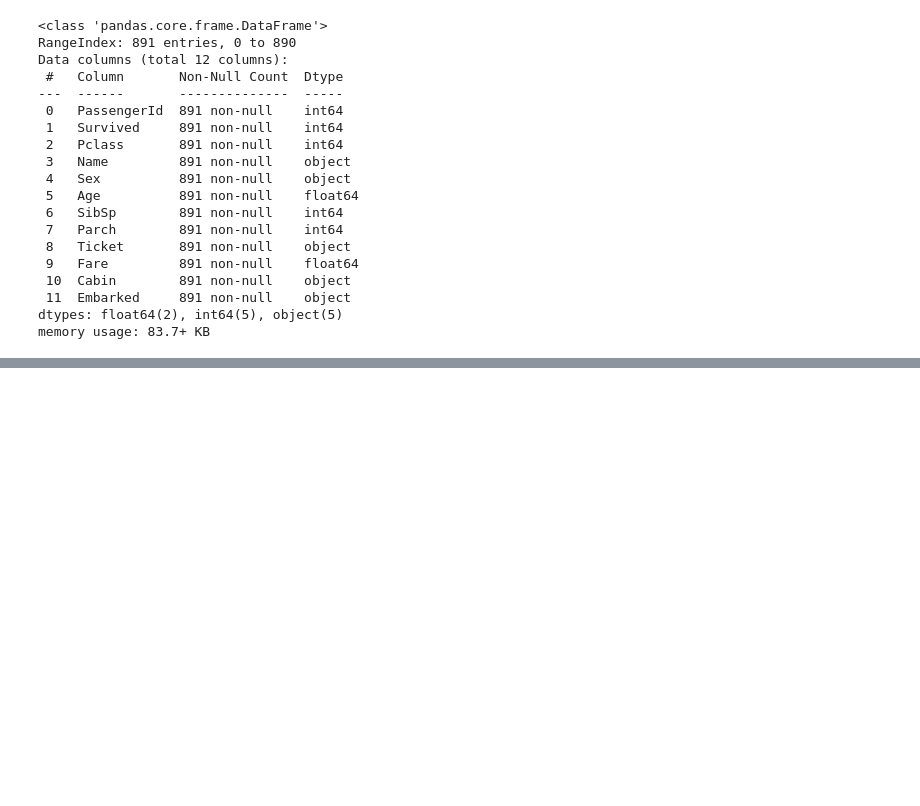
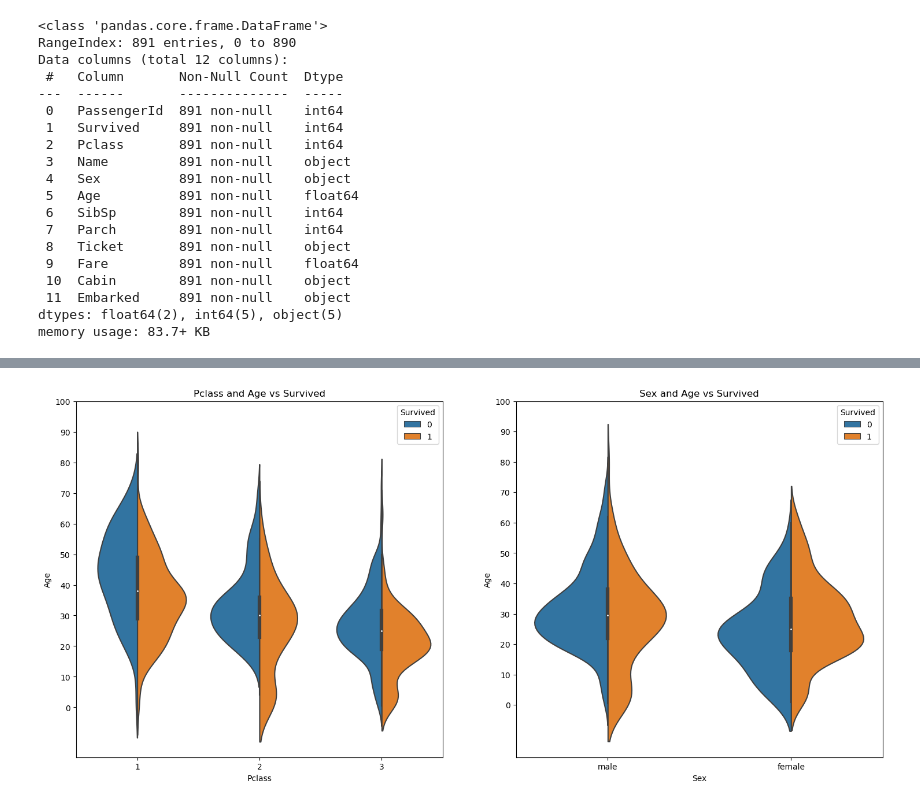
Before and after one commit to YulinCHEN-CS/Titanic, a Jupyter notebook: titanic_data.ipynb, the cells around one changed output, grey strips where cells are left out. Cells and saved outputs as stored; diff of their text form; code cells hidden in the pictures; blank space fills up the shorter version.

```diff
--- a/titanic_data.ipynb
+++ b/titanic_data.ipynb
@@ -116,0 +137,13 @@ memory usage: 83.7+ KB
+# %%
+fig, ax = plt.subplots(1, 2, figsize = (18, 8))
+sns.violinplot(x="Pclass", y="Age", hue="Survived", data=train_data, split=True, ax=ax[0])
+ax[0].set_title('Pclass and Age vs Survived')
+ax[0].set_yticks(range(0, 110, 10))
+
+sns.violinplot(x="Sex", y="Age", hue="Survived", data=train_data, split=True, ax=ax[1])
+ax[1].set_title('Sex and Age vs Survived')
+ax[1].set_yticks(range(0, 110, 10))
+
+plt.show()
+# %% [output]
+[figure, added]
```
Also changed, not shown: parts of 10 cells of this notebook.
